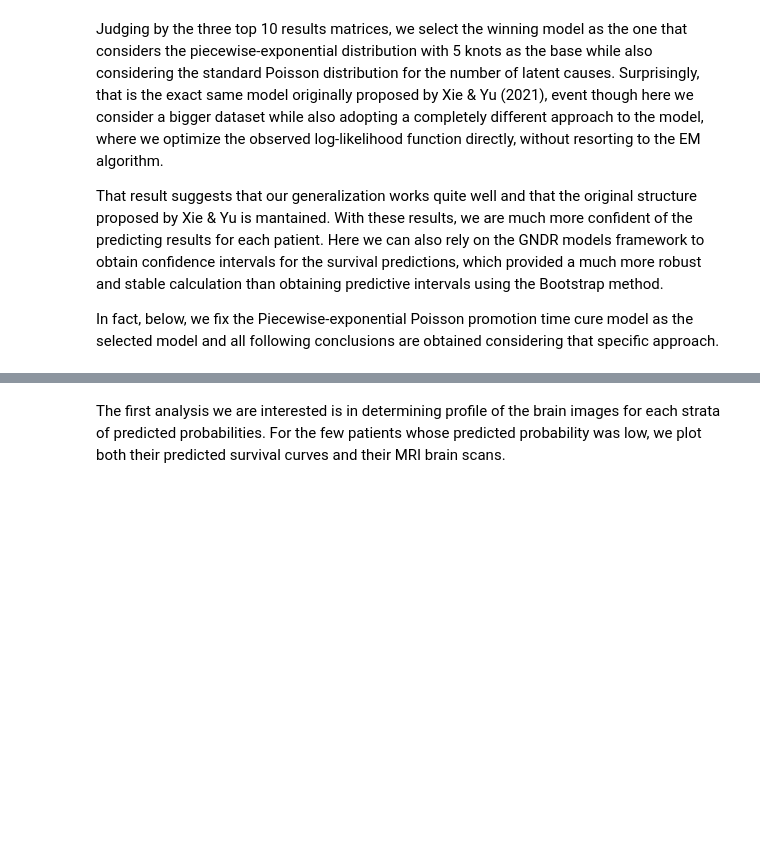
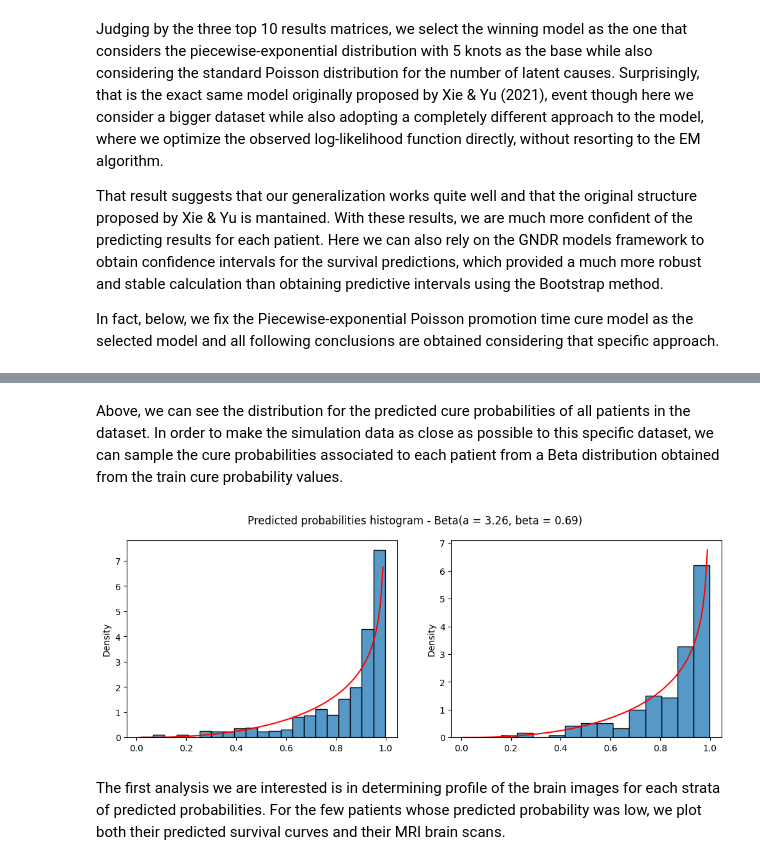
Before and after one commit to nhilariosilva/gndr_mpscr, a Jupyter notebook: OASIS Application/OASIS Results.ipynb, the cells around one changed output, grey strips where cells are left out. Cells and saved outputs as stored; diff of their text form; code cells hidden in the pictures; blank space fills up the shorter version.

```diff
--- a/OASIS Application/OASIS Results.ipynb
+++ b/OASIS Application/OASIS Results.ipynb
@@ -619,3 +617,21 @@ plt.show()
+# %% [markdown]
+Above, we can see the distribution for the predicted cure probabilities of all patients in the dataset. In order to make the simulation data as close as possible to this specific dataset, we can sample the cure probabilities associated to each patient from a Beta distribution obtained from the train cure probability values.
+# %%
+a, b, _, _ = beta.fit(final_results["p_train"], floc = 0.0, fscale = 1.0)
+
+fig, ax = plt.subplots(nrows = 1, ncols = 2, figsize = (12,4))
+fig.suptitle("Predicted probabilities histogram - Beta(a = {:.2f}, beta = {:.2f})".format(a, b))
+
+u = np.linspace(0.01, 1, 100)
+sns.histplot(final_results["p_train"], ax = ax[0], stat = "density")
+ax[0].plot(u, beta.pdf(u, a = a, b = b), color = "red")
+
+sns.histplot(final_results["p_test"], ax = ax[1], stat = "density")
+ax[1].plot(u, beta.pdf(u, a = a, b = b), color = "red")
+
+plt.show()
+# %% [output]
+[figure, added]
 # %% [markdown]
 The first analysis we are interested is in determining profile of the brain images for each strata of predicted probabilities. For the few patients whose predicted probability was low, we plot both their predicted survival curves and their MRI brain scans.
 # %%
```
Also changed, not shown: parts of 17 cells of this notebook, 1 other file.
